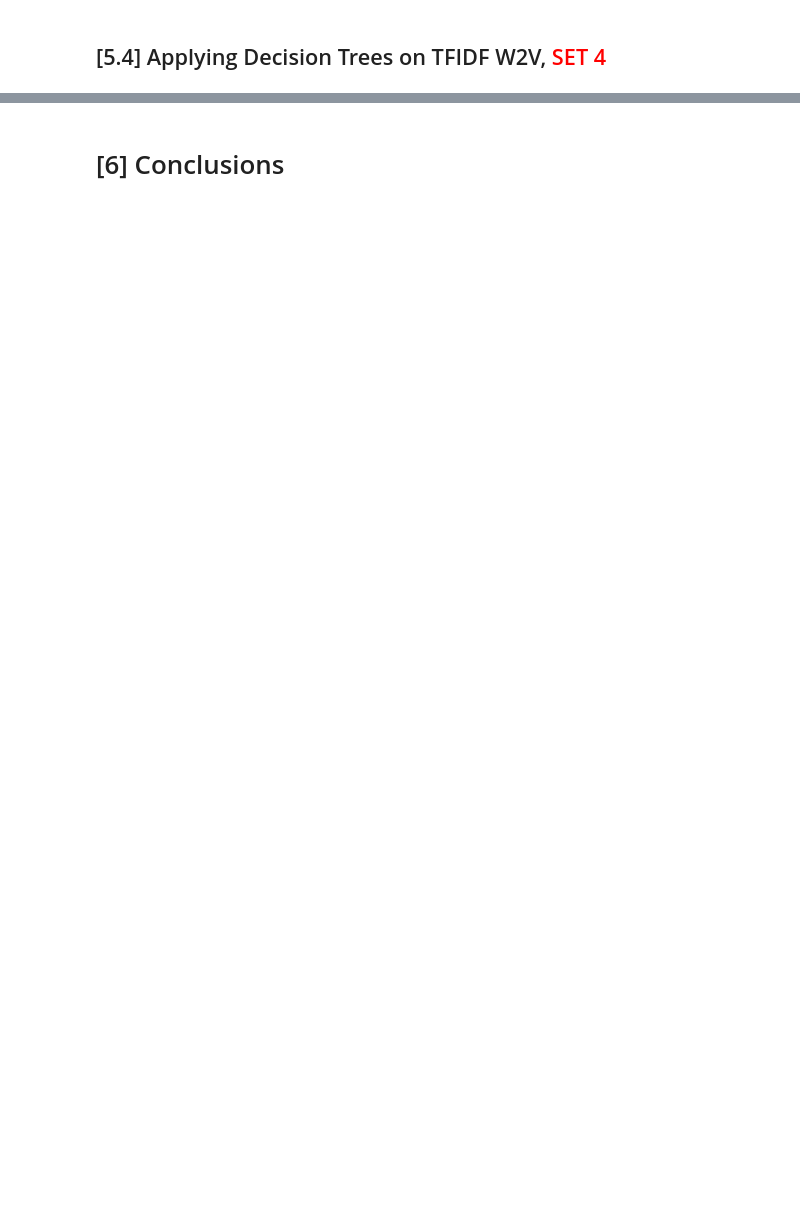
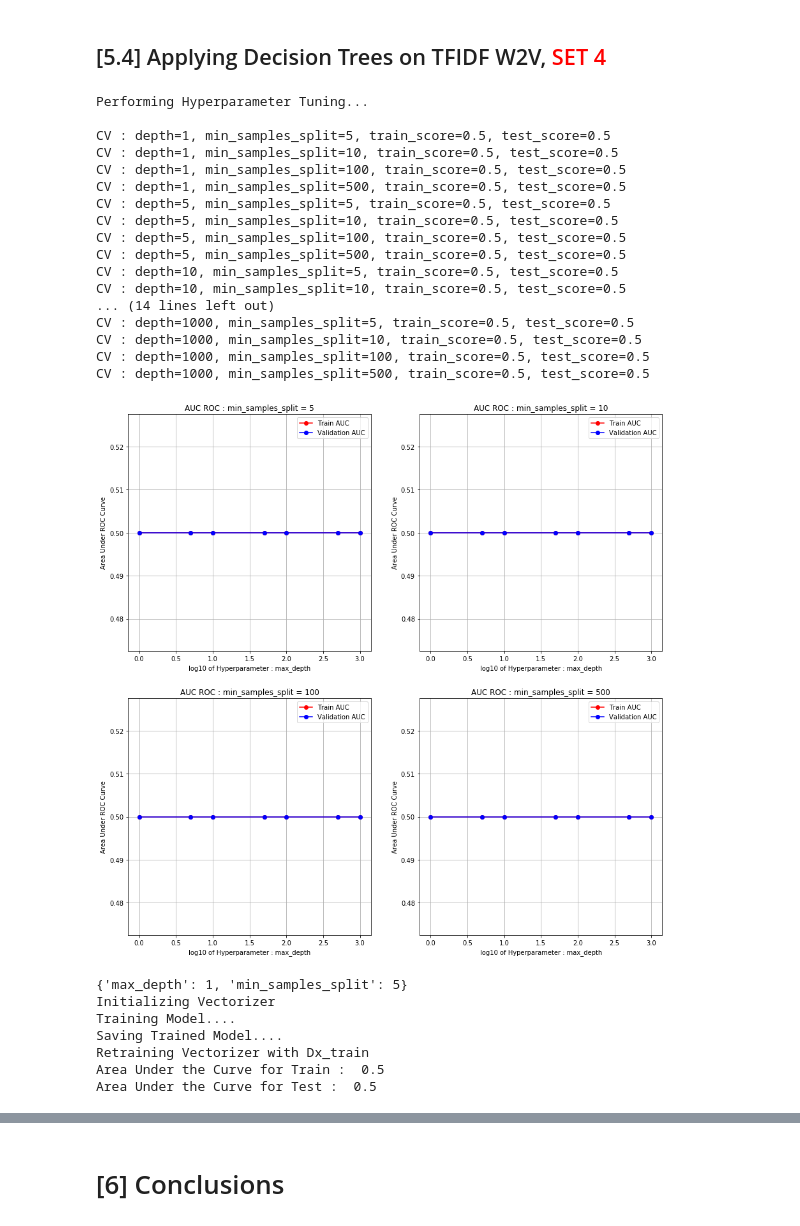
Before and after one commit to monodeepdas1215/AI-Archives, a Jupyter notebook: Assignment08 - Amazon Fine Food Reviews Analysis_Decision Trees.ipynb, the cells around one changed output, grey strips where cells are left out. Cells and saved outputs as stored; diff of their text form; code cells hidden in the pictures; blank space fills up the shorter version.

```diff
--- a/Assignment08 - Amazon Fine Food Reviews Analysis_Decision Trees.ipynb
+++ b/Assignment08 - Amazon Fine Food Reviews Analysis_Decision Trees.ipynb
@@ -963,0 +1034,21 @@ Area Under the Curve for Test :  0.7912457912457913
+# %%
+# Please write all the code with proper documentation
+csv_path = 'saved_models/Assignment8/Avg-W2Vec_dtree_results.csv'
+cv_results = perform_hyperparameter_tuning(X=Dx_train, Y=Dy_train, vectorizer='Avg-W2Vec',
+                                           results_path=csv_path, retrain=True, W2V_model=w2v_model)
+# Analysing best parameters
+best_parameters = analyse_results(cv_results)
+pprint.pprint(best_parameters)
+
+# retraining the model with best parameters
+model_path = 'saved_models/Assignment8/{0}_dtree.pkl'.format('Avg-W2Vec')
+calibrated_svm = retrain_with_best_params(Dx_train, Dy_train, best_parameters, 'Avg-W2Vec', model_path, w2v_model)
+
+print('Retraining Vectorizer with Dx_train')
+vectorizer_obj = get_vectorizer(W2V_model = w2v_model, train=Dx_train, vectorizer='Avg-W2Vec')
+
+# plotting AUC ROC
+train_score, test_score = plot_AUC_ROC(calibrated_svm, vectorizer_obj, Dx_train, Dx_test, Dy_train, Dy_test)
+
+# appending the data results
+prettytable_data.append(['Avg-W2Vec', 'Decision Trees', best_parameters['max_depth'], best_parameters['min_samples_split'], train_score, test_score])
@@ -967,0 +1075,47 @@ Area Under the Curve for Test :  0.7912457912457913
+# %%
+# Please write all the code with proper documentation
+csv_path = 'saved_models/Assignment8/TFIDF-W2Vec_dtree_results.csv'
+cv_results = perform_hyperparameter_tuning(X=Dx_train, Y=Dy_train, vectorizer='TFIDF-W2Vec',
+                                           results_path=csv_path, retrain=True, W2V_model=w2v_model)
+# Analysing best parameters
+best_parameters = analyse_results(cv_results)
+pprint.pprint(best_parameters)
+
+# retraining the model with best parameters
+model_path = 'saved_models/Assignment8/{0}_dtree.pkl'.format('TFIDF-W2Vec')
+calibrated_svm = retrain_with_best_params(Dx_train, Dy_train, best_parameters, 'TFIDF-W2Vec', model_path, w2v_model)
+
+print('Retraining Vectorizer with Dx_train')
+vectorizer_obj = get_vectorizer(W2V_model = w2v_model, train=Dx_train, vectorizer='TFIDF-W2Vec')
+
+# plotting AUC ROC
+train_score, test_score = plot_AUC_ROC(calibrated_svm, vectorizer_obj, Dx_train, Dx_test, Dy_train, Dy_test)
+
+# appending the data results
+prettytable_data.append(['TFIDF-W2Vec', 'Decision Trees', best_parameters['max_depth'], best_parameters['min_samples_split'], train_score, test_score])
+# %% [output]
+Performing Hyperparameter Tuning...
+
+CV : depth=1, min_samples_split=5, train_score=0.5, test_score=0.5
+CV : depth=1, min_samples_split=10, train_score=0.5, test_score=0.5
+CV : depth=1, min_samples_split=100, train_score=0.5, test_score=0.5
+CV : depth=1, min_samples_split=500, train_score=0.5, test_score=0.5
+CV : depth=5, min_samples_split=5, train_score=0.5, test_score=0.5
+CV : depth=5, min_samples_split=10, train_score=0.5, test_score=0.5
+CV : depth=5, min_samples_split=100, train_score=0.5, test_score=0.5
+CV : depth=5, min_samples_split=500, train_score=0.5, test_score=0.5
+CV : depth=10, min_samples_split=5, train_score=0.5, test_score=0.5
+CV : depth=10, min_samples_split=10, train_score=0.5, test_score=0.5
+... (14 lines left out)
+CV : depth=1000, min_samples_split=5, train_score=0.5, test_score=0.5
+CV : depth=1000, min_samples_split=10, train_score=0.5, test_score=0.5
+CV : depth=1000, min_samples_split=100, train_score=0.5, test_score=0.5
+CV : depth=1000, min_samples_split=500, train_score=0.5, test_score=0.5
+[figure, added]
+{'max_depth': 1, 'min_samples_split': 5}
+Initializing Vectorizer
+Training Model....
+Saving Trained Model....
+Retraining Vectorizer with Dx_train
+Area Under the Curve for Train :  0.5
+Area Under the Curve for Test :  0.5
```
Also changed, not shown: parts of 13 cells of this notebook, 1 other file.
